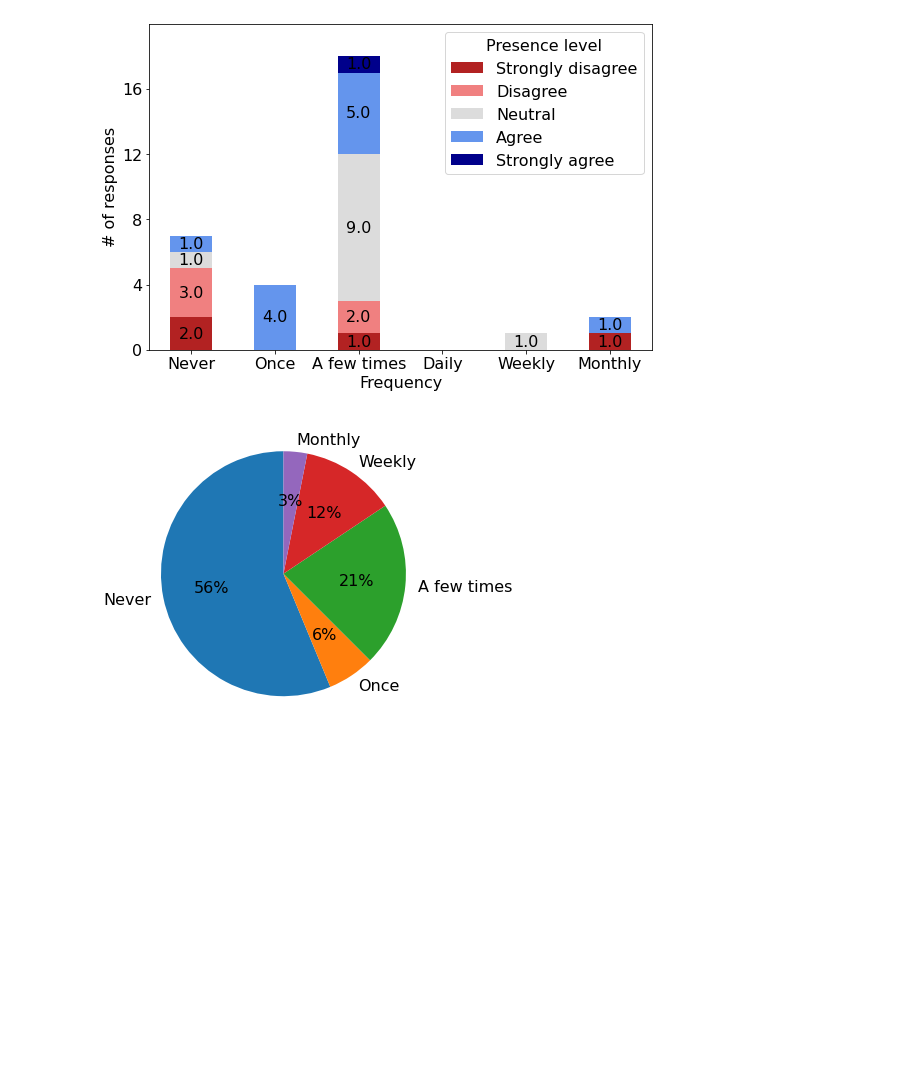
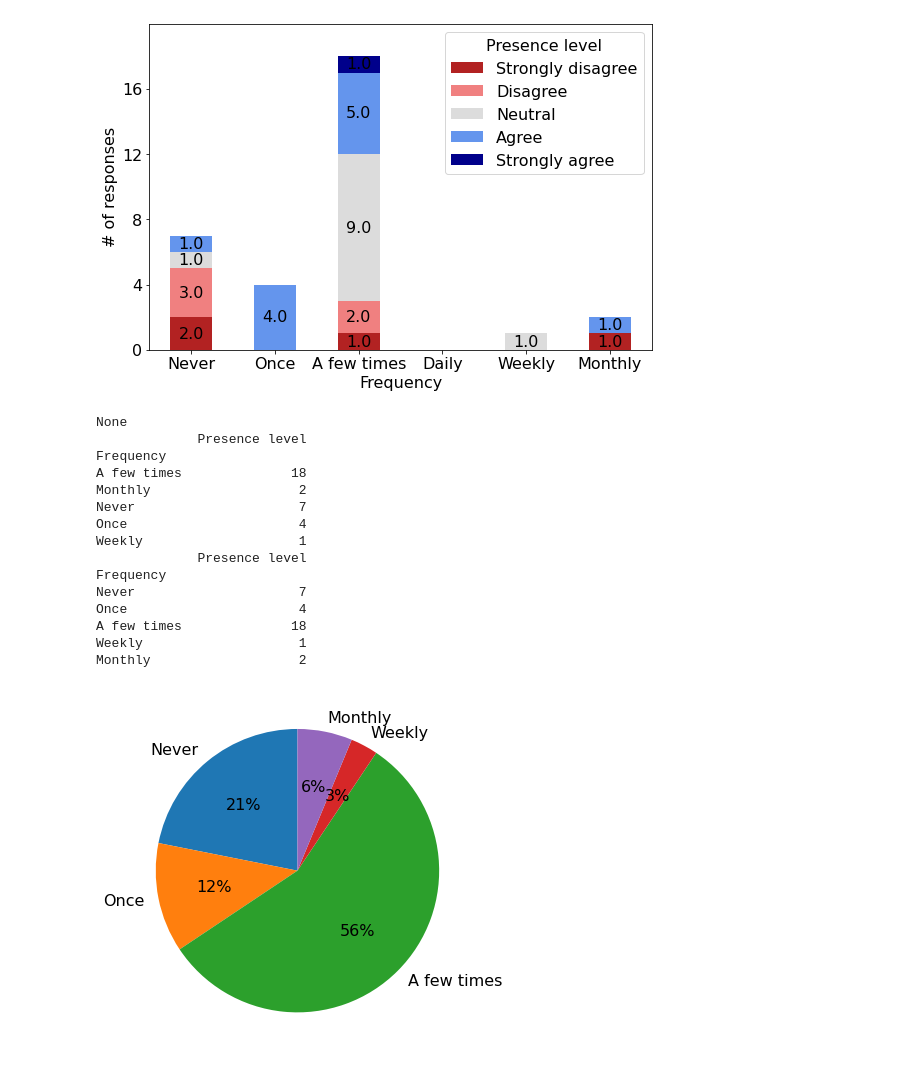
Before and after one commit to minhkstn/PointCloudQoEModels, a Jupyter notebook: point_cloud_qoe_models.ipynb, the cells around one changed output. Drawn from its saved outputs; the diff is of its cells as text; code cells hidden in the pictures; blank space fills up the shorter version.

Commit message:
Update XR experience pie chart

```diff
--- a/point_cloud_qoe_models.ipynb
+++ b/point_cloud_qoe_models.ipynb
@@ -876,17 +876,35 @@ plt.savefig('./figures/presence_frequency.pdf')
 [figure]
 # %%
 frequency_statics_ = data_frequency.groupby(['Frequency']).count()
-new_fr = frequencies.remove('Daily')
+new_fr = frequencies.copy()
+print(new_fr.remove('Daily'))
+print(frequency_statics_)
 
 frequency_statics = frequency_statics_.reindex(new_fr).fillna(0)
+print(frequency_statics)
 
 def absolute_value(val):
     a = np.round(val/100.0*frequency_statics['Presence level'].sum(), 0)
     return a
 
 plt.figure(figsize=(6,6))
-plt.pie(frequency_statics['Presence level'],labels=frequencies, startangle=90, autopct='%1d%%')
+plt.pie(frequency_statics['Presence level'],labels=new_fr, startangle=90, autopct='%1d%%')
 plt.tight_layout()
 plt.savefig('./figures/frequency.pdf')
 # %% [output]
+None
+             Presence level
+Frequency
+A few times              18
+Monthly                   2
+Never                     7
+Once                      4
+Weekly                    1
+             Presence level
+Frequency
+Never                     7
+Once                      4
+A few times              18
+Weekly                    1
+Monthly                   2
-[figure, old version]
+[figure, new version]
```
